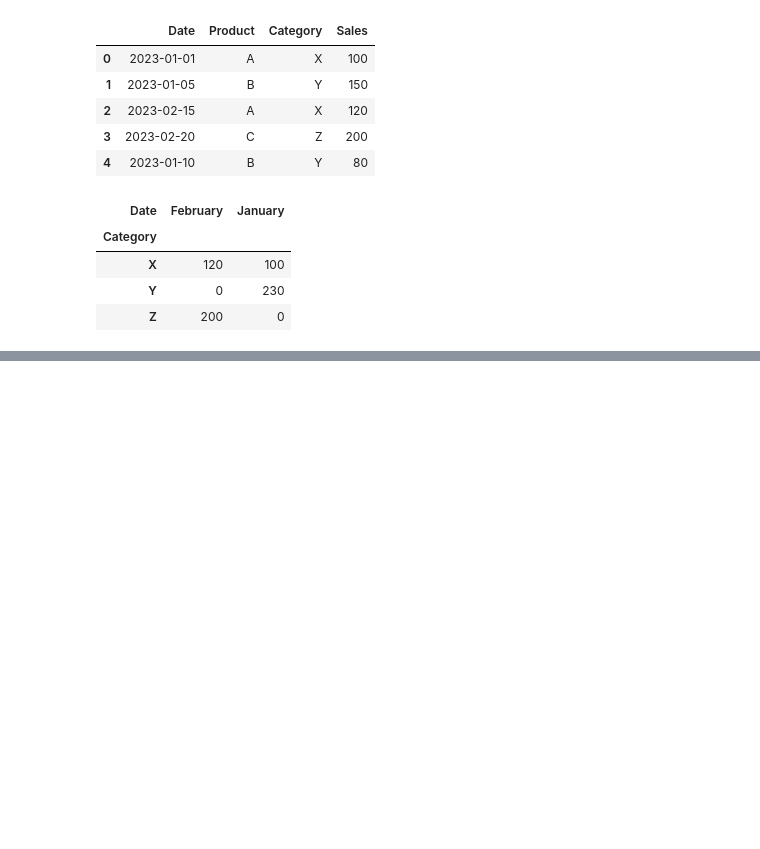
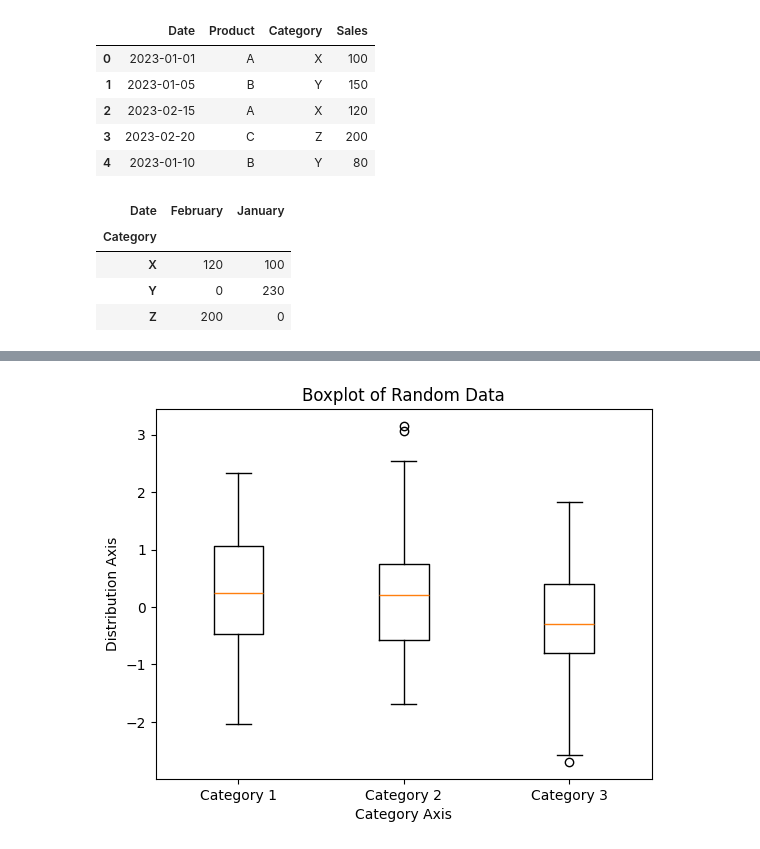
Before and after one commit to omar-elmaria/gpt_python_bootcamp, a Jupyter notebook: playground.ipynb, the cells around one changed output, grey strips where cells are left out. Cells and saved outputs as stored; diff of their text form; code cells hidden in the pictures; blank space fills up the shorter version.

```diff
--- a/playground.ipynb
+++ b/playground.ipynb
@@ -622,0 +686,19 @@ display(pivot_table)
+# %%
+# Generate some random data
+data = np.random.normal(size=(100, 3))
+
+# Define the categories
+categories = ['Category 1', 'Category 2', 'Category 3']
+
+# Create a boxplot
+plt.boxplot(data, labels=categories)
+
+# Add labels and title
+plt.xlabel('Category Axis')
+plt.ylabel('Distribution Axis')
+plt.title('Boxplot of Random Data')
+
+# Display the plot
+plt.show()
+# %% [output]
+[figure, added]
```
Also changed, not shown: parts of 21 cells of this notebook.
